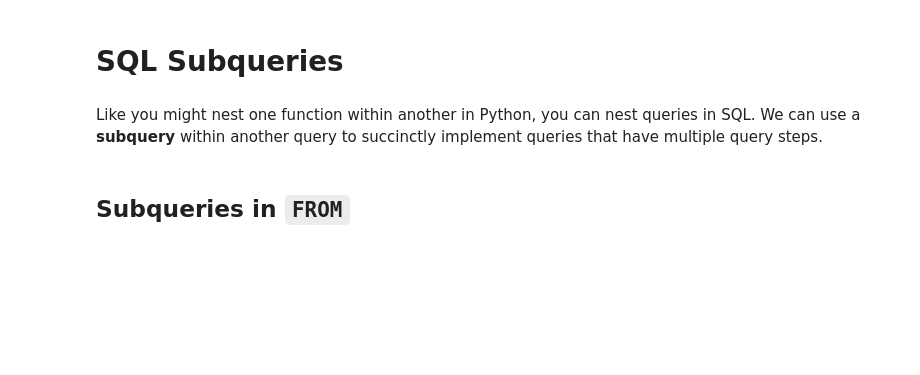
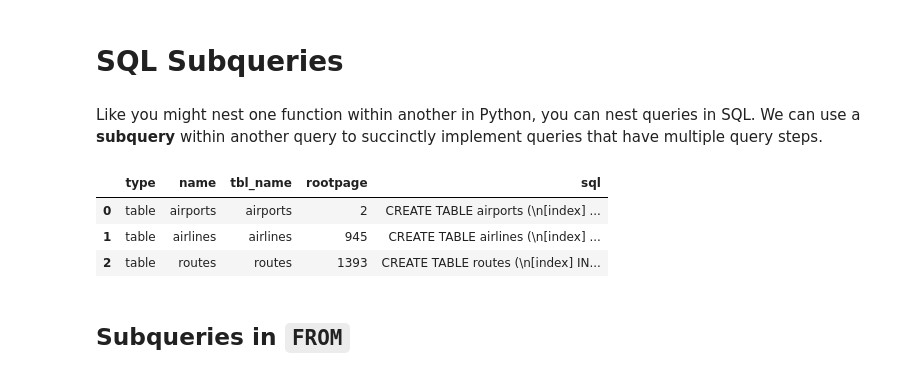
Before and after one commit to flatiron-school/NTL-DS-080723, a Jupyter notebook: 2phase/sql_subqueries.ipynb, the cells around one changed output. Drawn from its saved outputs; the diff is of its cells as text; code cells hidden in the pictures; blank space fills up the shorter version.

```diff
--- a/2phase/sql_subqueries.ipynb
+++ b/2phase/sql_subqueries.ipynb
@@ -16,6 +16,15 @@ import sqlite3
 Like you might nest one function within another in Python, you can nest queries in SQL. We can use a **subquery** within another query to succinctly implement queries that have multiple query steps.
 # %%
 conn = sqlite3.connect('flights.db')
+# %%
+pd.read_sql("""
+SELECT * FROM sqlite_master WHERE type= 'table';
+""", conn)
+# %% [output]
+|  | type | name | tbl_name | rootpage | sql |
+| 0 | table | airports | airports | 2 | CREATE TABLE airports (\n[index] ... |
+| 1 | table | airlines | airlines | 945 | CREATE TABLE airlines (\n[index] ... |
+| 2 | table | routes | routes | 1393 | CREATE TABLE routes (\n[index] IN... |
 # %% [markdown]
 ## Subqueries in `FROM`
 # %% [markdown]
```
Also changed, not shown: parts of 9 cells of this notebook, 2 other files.
